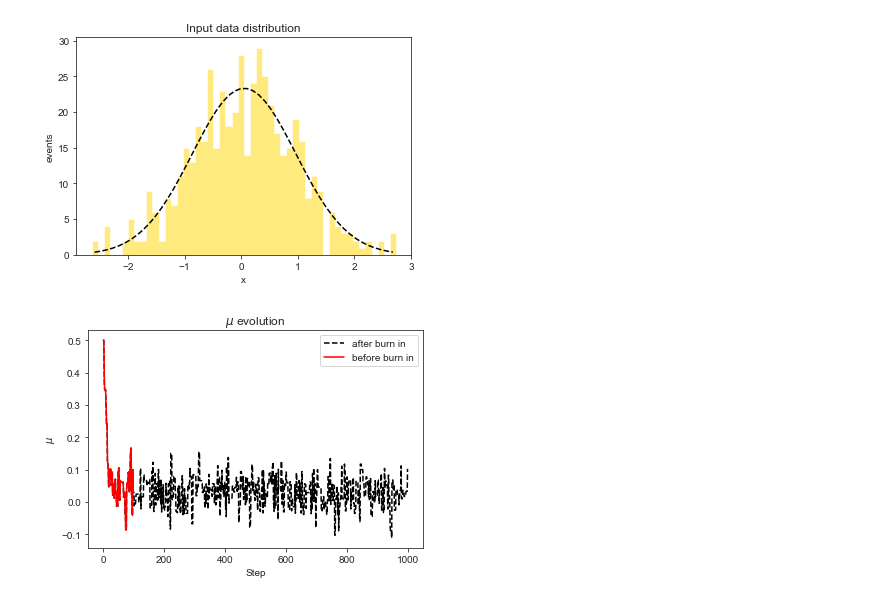
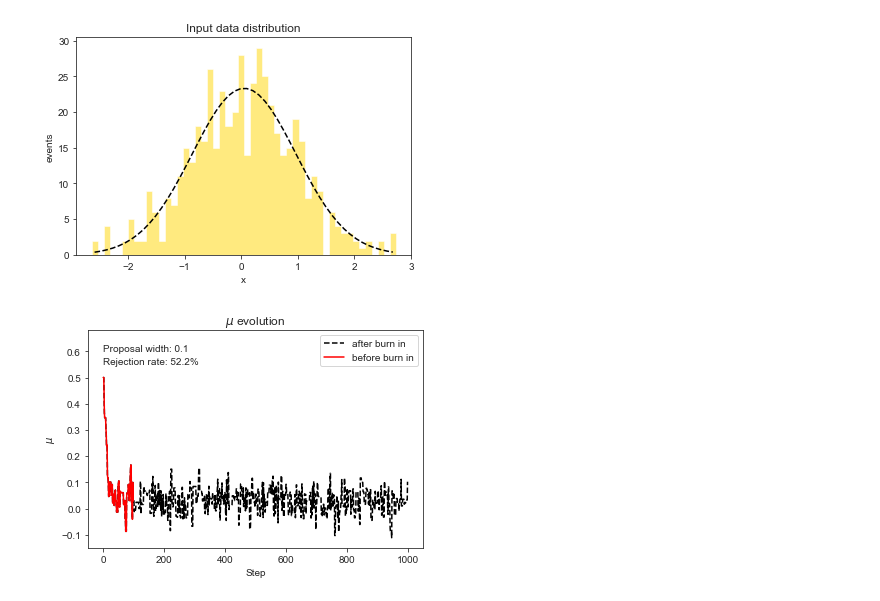
Before and after one commit to giacomo-artoni/cmpp, a Jupyter notebook: Lecture2-BayesianInference/Bayesian Inference 0.ipynb, the cells around one changed output. Drawn from its saved outputs; the diff is of its cells as text; code cells hidden in the pictures.

```diff
--- a/Lecture2-BayesianInference/Bayesian Inference 0.ipynb
+++ b/Lecture2-BayesianInference/Bayesian Inference 0.ipynb
@@ -76,10 +76,13 @@ plt.show()
 # %%
 plt.plot(chain, 'k--', label='after burn in')
 plt.plot(chain[:burnin], 'r-', label='before burn in')
 plt.xlabel('Step')
 plt.ylabel('$\mu$')
 plt.title('$\mu$ evolution')
+plt.ylim(-0.15, 0.68)
+plt.text(0, 0.6, 'Proposal width: {}'.format(prop_width))
+plt.text(0, 0.55, 'Rejection rate: {}%'.format(100 * rejected / len(chain)))
 plt.legend()
 plt.show()
 # %% [output]
-[figure, old version]
+[figure, new version]
```
Also changed, not shown: parts of 2 cells of this notebook, 1 other file.
